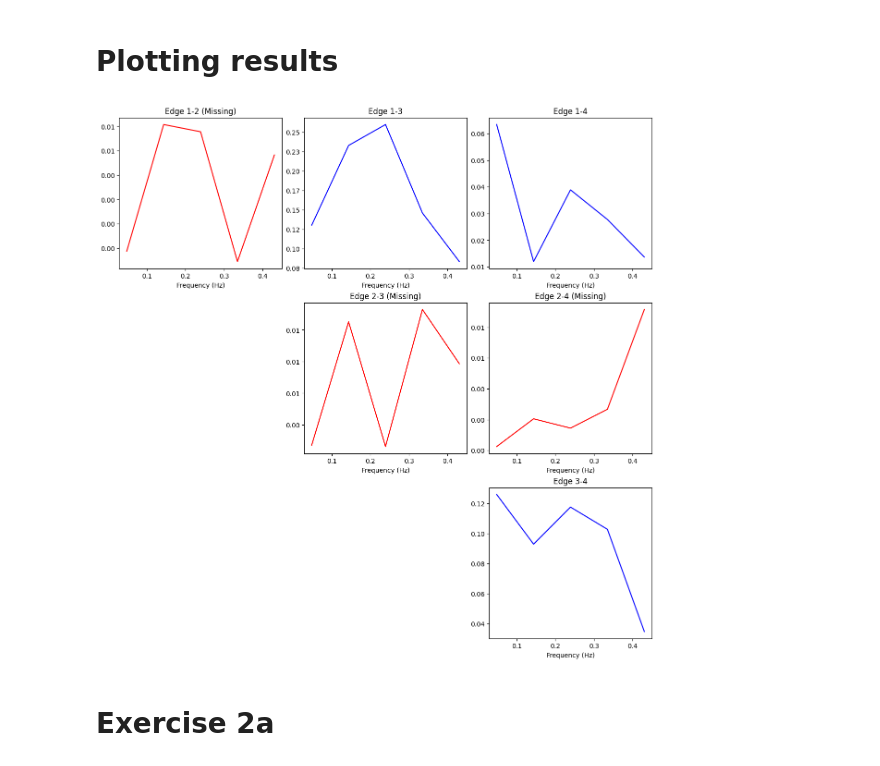
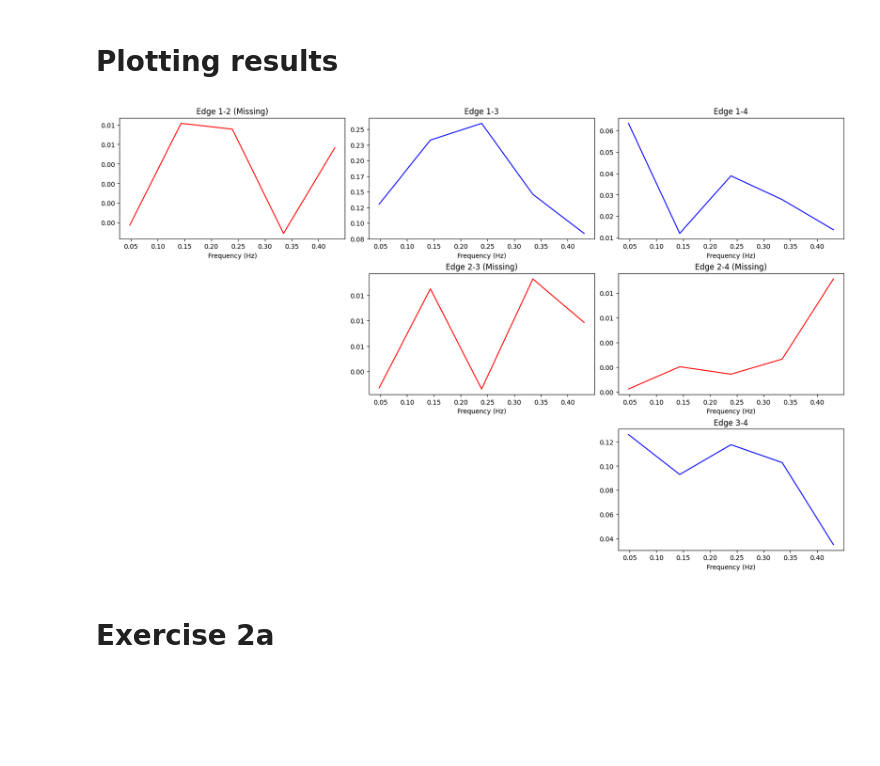
Before and after one commit to Llamrei/time_series_statml, a Jupyter notebook: part_b.ipynb, the cells around one changed output. Cells and saved outputs as stored; diff of their text form; code cells hidden in the pictures; blank space fills up the shorter version.

```diff
--- a/part_b.ipynb
+++ b/part_b.ipynb
@@ -150,24 +158,24 @@ pretty_results
 # %%
 freq_response_partial_coherence = np.stack(partial_coherences, axis=-1)
 # %%
-fig, axs = plt.subplots(nrows=r-1, ncols=r-1, figsize=(12,12), layout='constrained')
+fig, axs = plt.subplots(nrows=r-1, ncols=r-1, figsize=(16,10), layout='constrained')
 for i in range(0,r):
     for j in range(i+1,r):
 
         if freq_response_partial_coherence[i,j,:].mean() < 0.01:
             axs[i][j-1].set_title(f"Edge {i+1}-{j+1} (Missing)")
             axs[i][j-1].plot(filtered_frequencies, freq_response_partial_coherence[i,j,:], color="red")
         else:
             axs[i][j-1].set_title(f"Edge {i+1}-{j+1}")
             axs[i][j-1].plot(filtered_frequencies, freq_response_partial_coherence[i,j,:], color="blue")
         axs[i][j-1].yaxis.set_major_formatter(FormatStrFormatter('%.2f'))
         axs[i][j-1].set_xlabel("Frequency (Hz)")
     for j in range(0,i):
         if i < 3:
             axs[i][j].set_visible(False)
-fig.savefig('Part_B_results.pdf', dpi=300)
+fig.savefig('Part_B_results.png', dpi=300)
 # %% [output]
-[figure, old version]
+[figure, new version]
 # %% [markdown]
 # Exercise 2a
 # %%
```
Also changed, not shown: parts of 3 cells of this notebook.
